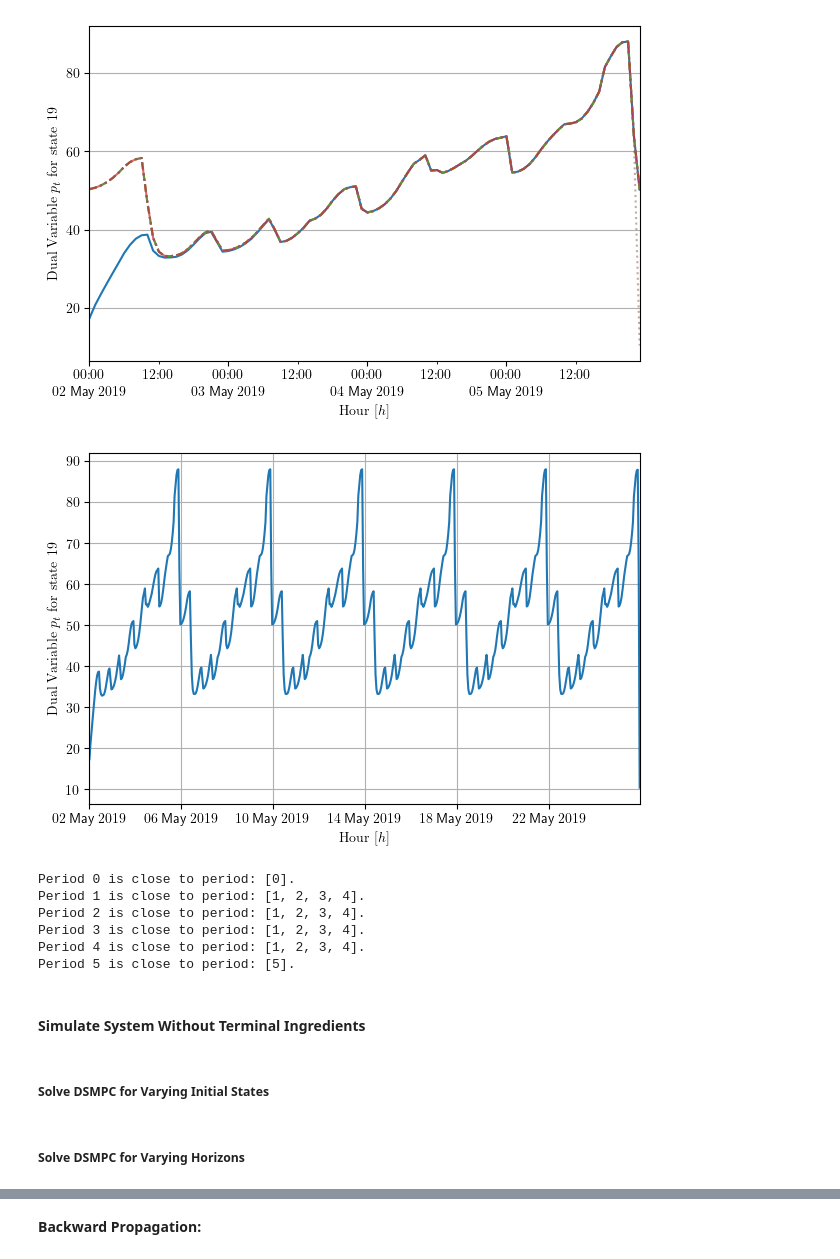
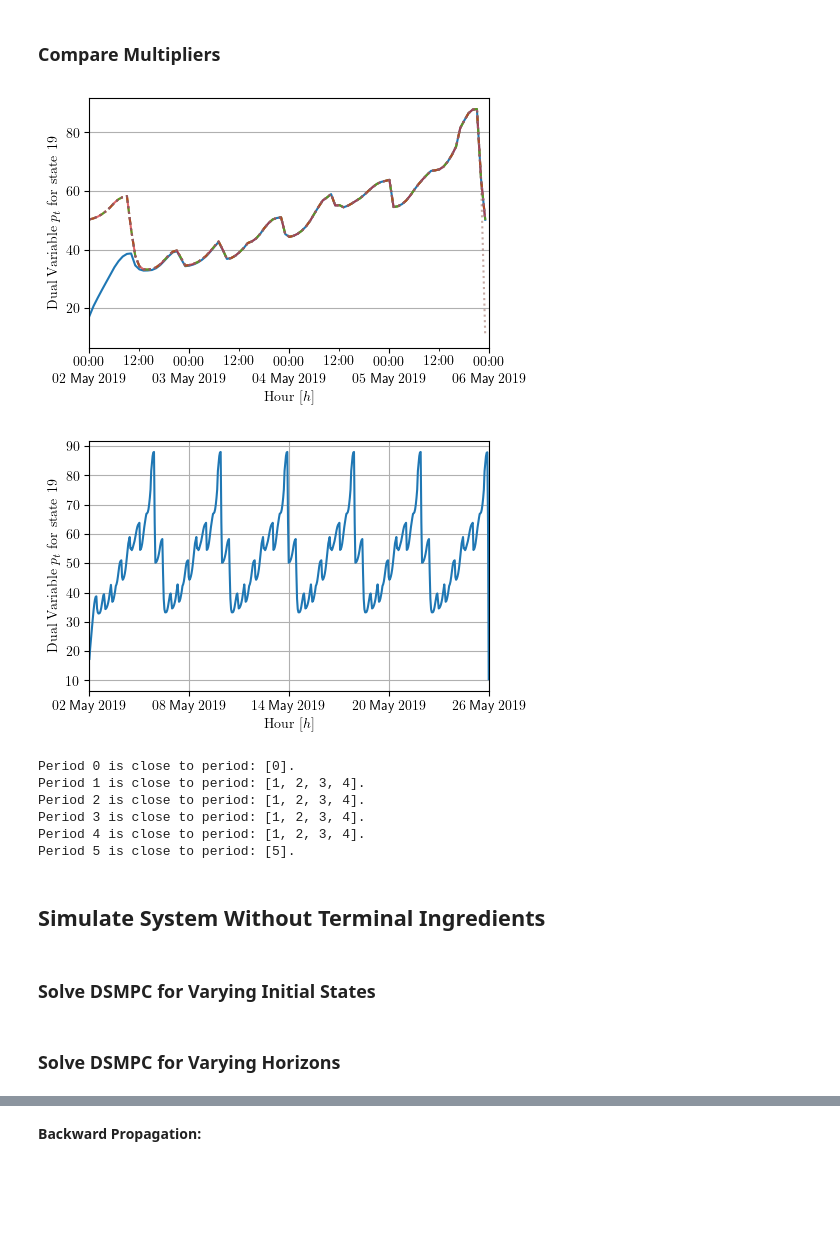
Before and after one commit to Gedlex/time-varying-RHGs, a Jupyter notebook: empc_DSMPC.ipynb, the cells around one changed output, grey strips where cells are left out. Drawn from its saved outputs; the diff is of its cells as text; code cells hidden in the pictures; blank space fills up the shorter version.

```diff
--- a/empc_DSMPC.ipynb
+++ b/empc_DSMPC.ipynb
@@ -100,10 +102,13 @@ fig.savefig(f"figures/figure_trajectory_of_state_{idx}_inf_sol.pdf", bbox_inches
+# %% [markdown]
+### Compare Multipliers
 # %%
-# Set font style
+# Set rcParams
+export = True
 plt.rcParams['text.usetex'] = True
 
 # Create dates vector and get state related dual variables
 idx = 19
-dates = np.hstack([params_inf.ctrl.start_date + pd.Timedelta(hours = h) for h in range(T)])
+dates = np.hstack([params_inf.ctrl.start_date + pd.Timedelta(hours = h) for h in range(T+1)])
 dual_vector_inf = np.hstack(dual_vars_inf[0:ctrl_inf.params.N]).T
 
 # Create figure
@@ -113,7 +118,7 @@ fig, ax = plt.subplots(1, 1, figsize=(6, 4), layout='constrained')
 ls = ['-', '--', '--', '-.', ':', ':']
 alpha = [1, 0.9, 0.8, 0.7, 0.6, 0.5]
 for i in range(N):
-    ax.plot(dates, dual_vector_inf[i*T:(i+1)*T,idx].T, ls=ls[i], alpha=alpha[i])
+    ax.plot(dates[:-1], dual_vector_inf[i*T:(i+1)*T,idx].T, ls=ls[i], alpha=alpha[i])
 
 # Add labels and title
 ax.set_xlabel(r'\rmfamily{Hour} $[h]$')
@@ -126,56 +131,61 @@ ax.xaxis.set_minor_locator(mdates.HourLocator(byhour=[12]))
 ax.xaxis.set_major_formatter(mdates.DateFormatter(r'%H:%M\\%d %b %Y'))
 ax.xaxis.set_minor_formatter(mdates.DateFormatter(r'%H:%M'))
 ax.yaxis.set_major_locator(ticker.MultipleLocator(base=20, offset=0))
-ax.tick_params(axis="x", which="minor", pad=ax.xaxis.get_tick_padding())
+# ax.tick_params(axis="x", which="minor", pad=ax.xaxis.get_tick_padding())
 
 # Set limits
-plt.autoscale(enable=True, axis='x', tight=True)
+ax.set_xlim([dates[0], dates[-1]])
 
 # Set grid
 ax.yaxis.grid(True)
 ax.xaxis.grid(False)
 
 # Export figure
-fig.savefig(f"figures/figure_dual_variable_{idx}_inf_sol.pdf", bbox_inches='tight', pad_inches=0.1)
+if export:
+    fig = adjust_margins(fig, width=4, height=2.5, wspace=1.1)
+    fig.savefig(f"figures/figure_dual_variable_{idx}_inf_sol.pdf")
 # %% [output]
-[figure, old version]
+[figure, new version]
 # %%
-# Set font style
+# Set rcParams
+export = True
 plt.rcParams['text.usetex'] = True
 
 # Create dates vector and get state related dual variables
 idx = 19
-dates = np.hstack([params_inf.ctrl.start_date + pd.Timedelta(hours = h) for h in range(T*N)])
+dates = np.hstack([params_inf.ctrl.start_date + pd.Timedelta(hours = h) for h in range(T*N+1)])
 dual_vector_inf = np.hstack(dual_vars_inf[0:ctrl_inf.params.N]).T
 
 # Create figure
 fig, ax = plt.subplots(1, 1, figsize=(6, 4), layout='constrained')
 
 # Plot multipliers
-ax.plot(dates, dual_vector_inf[:,idx].T)
+ax.plot(dates[:-1], dual_vector_inf[:,idx].T)
 
 # Add labels and title
 ax.set_xlabel(r'\rmfamily{Hour} $[h]$')
 ax.set_ylabel(r'\rmfamily{Dual Variable $p_{t}$ for state ' + str(idx) + r'}')
 
 # Set major and minor ticks
 plt.rcParams['timezone'] = dates[0].tz.zone
-ax.xaxis.set_major_locator(mdates.DayLocator(interval=4))
+ax.xaxis.set_major_locator(mdates.DayLocator(interval=6))
 ax.xaxis.set_major_formatter(mdates.DateFormatter(r'%d %b %Y'))
 ax.yaxis.set_major_locator(ticker.MultipleLocator(base=10, offset=0))
-ax.tick_params(axis="x", which="minor", pad=ax.xaxis.get_tick_padding())
+# ax.tick_params(axis="x", which="minor", pad=ax.xaxis.get_tick_padding())
 
 # Set limits
-plt.autoscale(enable=True, axis='x', tight=True)
+ax.set_xlim([dates[0], dates[-1]])
 
 # Set grid
 ax.yaxis.grid(True)
 ax.xaxis.grid(True)
 
 # Export figure
-fig.savefig(f"figures/figure_dual_variable_{idx}_inf_sol1.pdf", bbox_inches='tight', pad_inches=0.1)
+if export:
+    fig = adjust_margins(fig, width=4, height=2.5, wspace=1.1)
+    fig.savefig(f"figures/figure_dual_variable_{idx}_inf_sol1.pdf")
 # %% [output]
-[figure, old version]
+[figure, new version]
 # %%
 # Check if dual variables are close
 for i in range(N):
@@ -190,9 +200,9 @@ Period 3 is close to period: [1, 2, 3, 4].
 Period 4 is close to period: [1, 2, 3, 4].
 Period 5 is close to period: [5].
 # %% [markdown]
-#### Simulate System Without Terminal Ingredients
+## Simulate System Without Terminal Ingredients
 # %% [markdown]
-##### Solve DSMPC for Varying Initial States
+### Solve DSMPC for Varying Initial States
 # %%
 # Load parameters and create system
 params = DSMPCParams(T=96, zeta_max=zeta_max, zeta_min=-zeta_max)
@@ -240,5 +250,5 @@ clear_output(wait=True)
 # %% [markdown]
-##### Solve DSMPC for Varying Horizons
+### Solve DSMPC for Varying Horizons
 # %%
 # Setup simulation
 num_steps = 48
```
Also changed, not shown: parts of 46 cells of this notebook, 14 other files.
